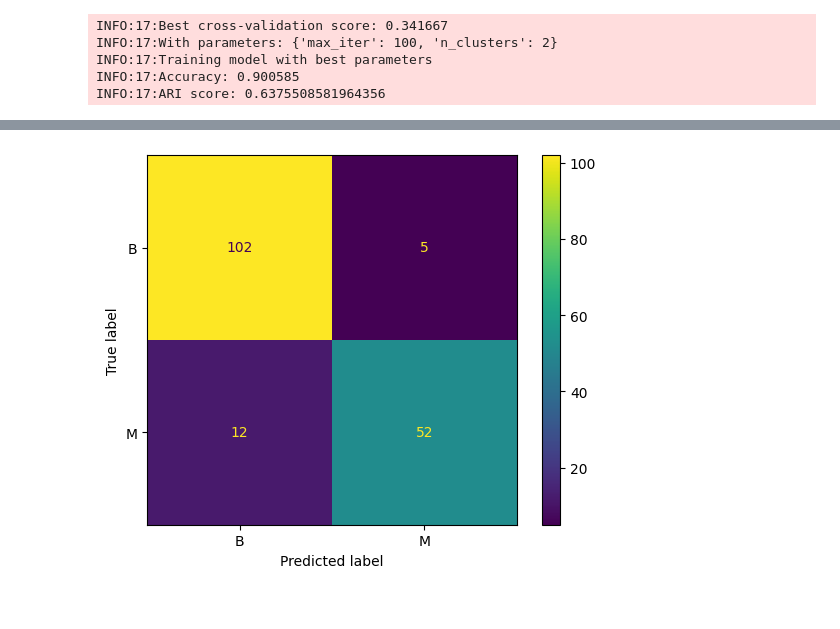
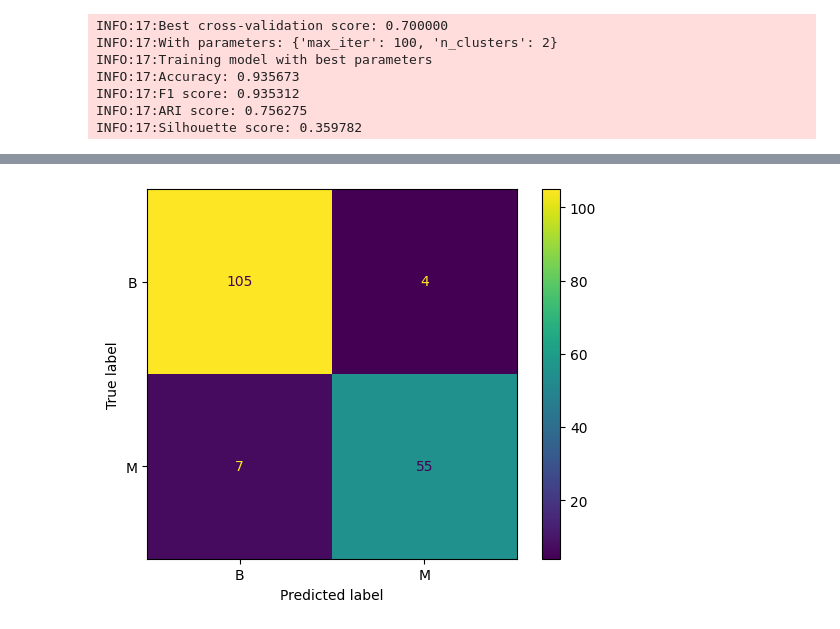
Before and after one commit to SantoQT/Miniproject, a Jupyter notebook: Model/K-Means/2_breast_cancer.ipynb, the cells around one changed output, grey strips where cells are left out. Drawn from its saved outputs; the diff is of its cells as text; code cells hidden in the pictures.

```diff
--- a/Model/K-Means/2_breast_cancer.ipynb
+++ b/Model/K-Means/2_breast_cancer.ipynb
@@ -22,26 +26,28 @@ logging.basicConfig(level=logging.DEBUG)
 dataset = fetch_ucirepo(id=DATASET_ID)
 
 df = pd.DataFrame(dataset.data.features)
-df['class'] = dataset.data.targets
+
+label_encoder = LabelEncoder()
+
+df['class'] = label_encoder.fit_transform(dataset.data.targets)
 
 df = df.replace("?", pd.NA).dropna()
 
 scaler = StandardScaler()
 
-data = df.drop(columns=['class'])
+data = scaler.fit_transform(df)
 
-data = scaler.fit_transform(data)
+labels = df['class']
 
-label_encoder = LabelEncoder()
-
-df['class_encoded'] = label_encoder.fit_transform(df['class'])
-
-labels = df['class_encoded']
+df = df.drop(columns=['class'])
 
 
-data_train, data_test, label_train, label_test = train_test_split(data, labels, test_size=DATASPLIT, random_state=RANDOM_SEED, stratify=labels)
-data_train, data_val, label_train, label_val = train_test_split(data_train, label_train, test_size=DATASPLIT, random_state=RANDOM_SEED, stratify=label_train)
+
+data_train, data_test, label_train, label_test = train_test_split(data, labels, test_size=DATASPLIT, random_state=RANDOM_SEED)
+data_train, data_val, label_train, label_val = train_test_split(data_train, label_train, test_size=DATASPLIT, random_state=RANDOM_SEED)
 
 logger.info(f"Train dataset length: {len(data_train)}, Validation dataset length: {len(data_val)}, Test dataset length: {len(data_test)}")
+
+print(df.head())
 # %% [output]
 INFO:17:Train dataset length: 278, Validation dataset length: 120, Test dataset length: 171
@@ -63,21 +86,36 @@ logger.info("Training model with best parameters")
 model.fit(data_train, label_train)
 
 predictions = model.predict(data_test)
-accuracy = accuracy_score(label_test, predictions)
-logger.info("Accuracy: %f", accuracy)
+
+
+mapped_labels = np.zeros_like(predictions)
+for i in range(clf.best_params_['n_clusters']):
+    mask = (predictions == i)
+    mapped_labels[mask] = mode(label_test[mask])[0]
 
 
 
-ari = adjusted_rand_score(label_test, predictions)
-logger.info(f"ARI score: {ari}")
+accuracy = accuracy_score(label_test, mapped_labels)
+logger.info("Accuracy: %f", accuracy)
+
+f1 = f1_score(label_test, mapped_labels, average='weighted')
+logger.info("F1 score: %f", f1)
+
+ari = adjusted_rand_score(label_test, mapped_labels)
+logger.info("ARI score: %f", ari)
+
+sil = silhouette_score(data_test, mapped_labels)
+logger.info("Silhouette score: %f", sil)
 # %% [output]
-INFO:17:Best cross-validation score: 0.341667
+INFO:17:Best cross-validation score: 0.700000
 INFO:17:With parameters: {'max_iter': 100, 'n_clusters': 2}
 INFO:17:Training model with best parameters
-INFO:17:Accuracy: 0.900585
-INFO:17:ARI score: 0.6375508581964356
+INFO:17:Accuracy: 0.935673
+INFO:17:F1 score: 0.935312
+INFO:17:ARI score: 0.756275
+INFO:17:Silhouette score: 0.359782
 # %%
-cm = confusion_matrix(label_test, predictions)
+cm = confusion_matrix(label_test, mapped_labels)
 disp = ConfusionMatrixDisplay(confusion_matrix=cm, display_labels=label_encoder.classes_)
 disp.plot()
 plt.show()
@@ -101,5 +123,5 @@ DEBUG:matplotlib.font_manager:findfont: Matching sans\-serif:style=normal:varian
 DEBUG:matplotlib.colorbar:locator: <matplotlib.ticker.AutoLocator object at 0x...>
-[figure, old version]
+[figure, new version]
 # %%
 
 plt.figure(figsize=(10, 7))
```
Also changed, not shown: parts of 5 cells of this notebook, 4 other files.
